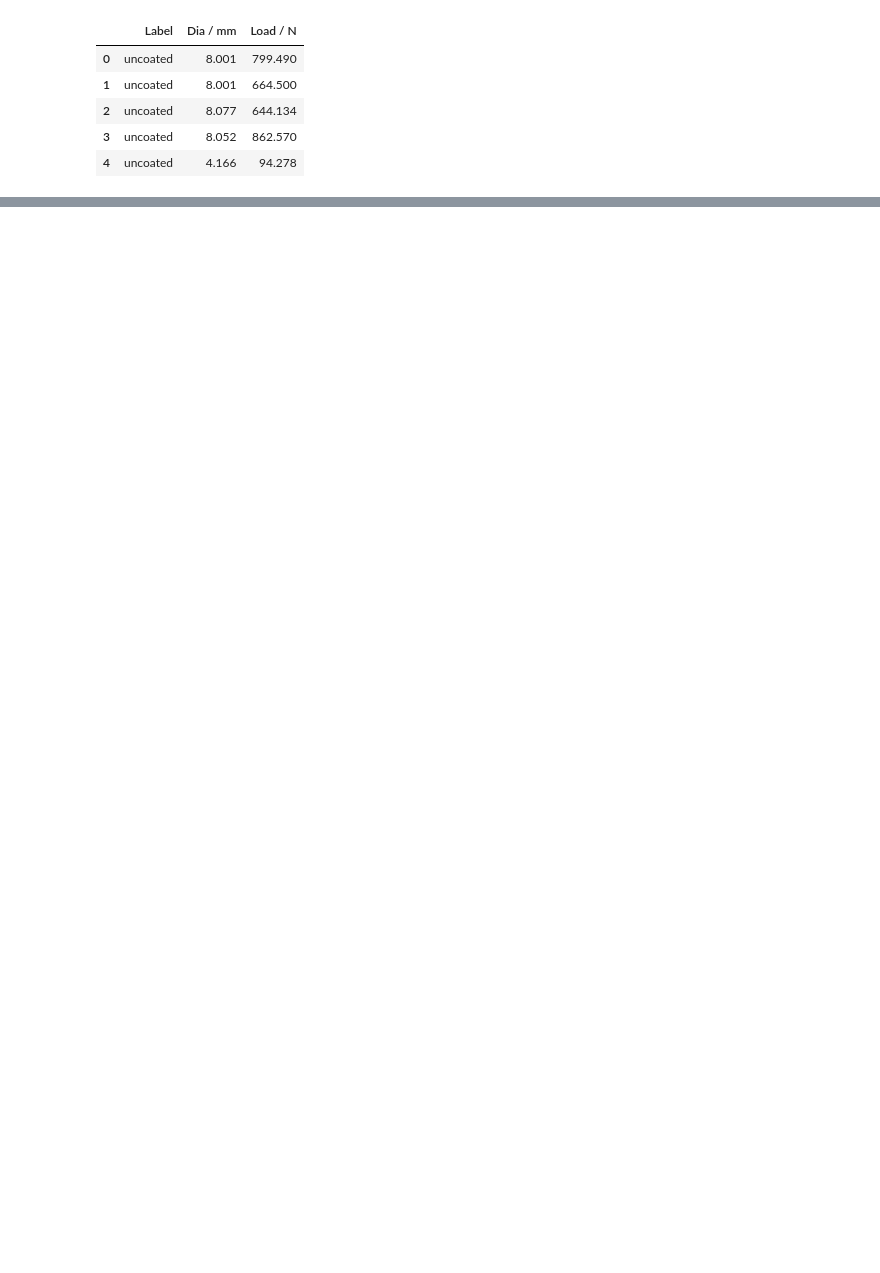
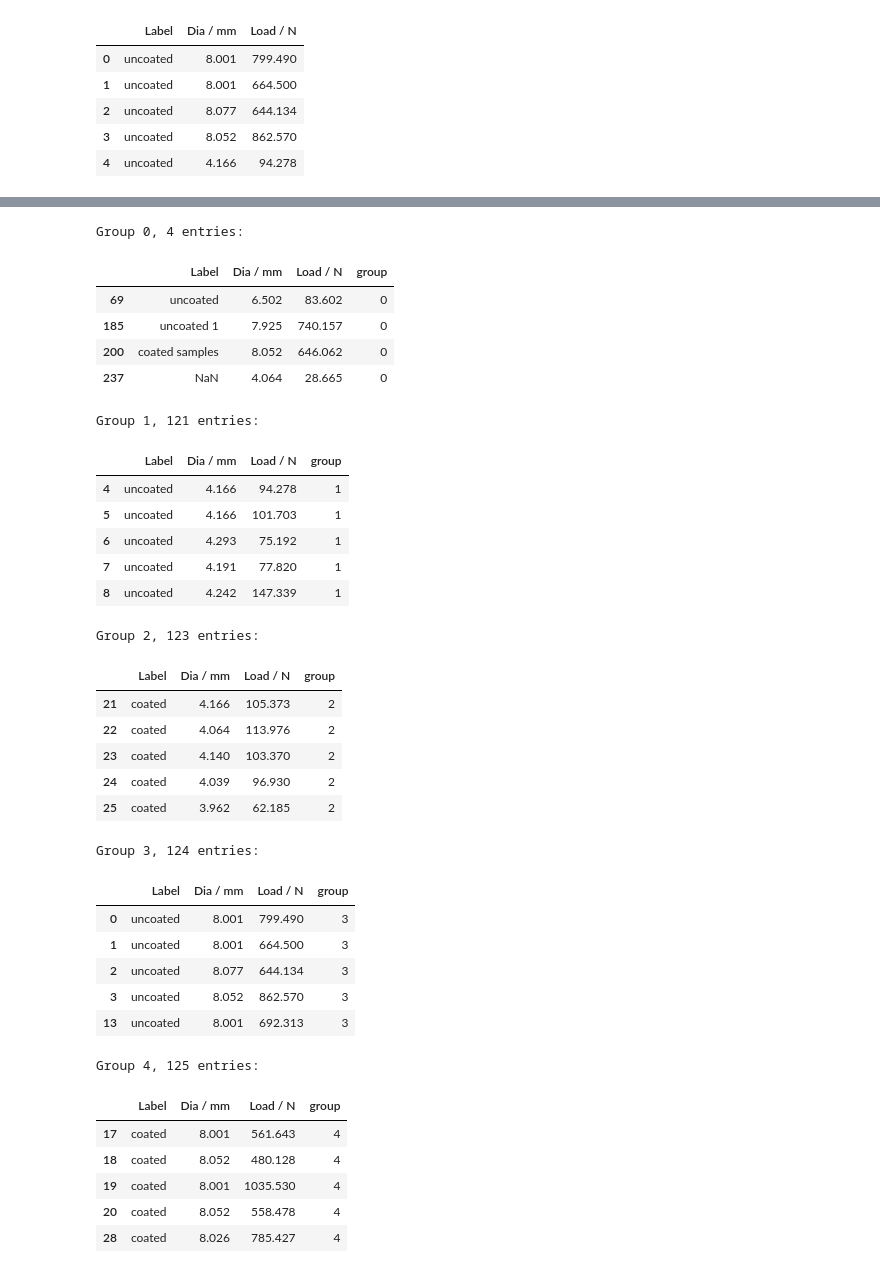
Before and after one commit to mseMSU/Notebooks-pub, a Jupyter notebook: notebooks/MSE/250/Lab_9_Report.ipynb, the cells around one changed output, grey strips where cells are left out. Saved outputs shown, nothing was run; the diff lists cells and outputs as text; code cells hidden in the pictures; blank space fills up the shorter version.

```diff
--- a/notebooks/MSE/250/Lab_9_Report.ipynb
+++ b/notebooks/MSE/250/Lab_9_Report.ipynb
@@ -47,14 +66,48 @@ The code below specifies the condition each sample must meet to be part of the s
 # %%
 conditions = [
     (df['Label'] == 'uncoated') & (df['Dia / mm'] >= 3) & (df['Dia / mm'] <= 5),
     (df['Label'] == 'coated') & (df['Dia / mm'] >= 3) & (df['Dia / mm'] <= 5),
     (df['Label'] == 'uncoated') & (df['Dia / mm'] >= 7) & (df['Dia / mm'] <= 9),
     (df['Label'] == 'coated') & (df['Dia / mm'] >= 7) & (df['Dia / mm'] <= 9)
 ]
 
 df['group'] = np.select(condlist = conditions, choicelist = [1, 2, 3, 4], default=0)
 for i in np.unique(df["group"]):
     group_count = (df["group"] == i).sum()
     print(f"Group {i}, {group_count} entries:")
-    display(df[df['group'] == i].head(3))
-    print("\n")
+    display(df[df['group'] == i].head(5))
+# %% [output]
+Group 0, 4 entries:
+|  | Label | Dia / mm | Load / N | group |
+| 69 | uncoated | 6.502 | 83.602 | 0 |
+| 185 | uncoated 1 | 7.925 | 740.157 | 0 |
+| 200 | coated samples | 8.052 | 646.062 | 0 |
+| 237 | NaN | 4.064 | 28.665 | 0 |
+Group 1, 121 entries:
+|  | Label | Dia / mm | Load / N | group |
+| 4 | uncoated | 4.166 | 94.278 | 1 |
+| 5 | uncoated | 4.166 | 101.703 | 1 |
+| 6 | uncoated | 4.293 | 75.192 | 1 |
+| 7 | uncoated | 4.191 | 77.820 | 1 |
+| 8 | uncoated | 4.242 | 147.339 | 1 |
+Group 2, 123 entries:
+|  | Label | Dia / mm | Load / N | group |
+| 21 | coated | 4.166 | 105.373 | 2 |
+| 22 | coated | 4.064 | 113.976 | 2 |
+| 23 | coated | 4.140 | 103.370 | 2 |
+| 24 | coated | 4.039 | 96.930 | 2 |
+| 25 | coated | 3.962 | 62.185 | 2 |
+Group 3, 124 entries:
+|  | Label | Dia / mm | Load / N | group |
+| 0 | uncoated | 8.001 | 799.490 | 3 |
+| 1 | uncoated | 8.001 | 664.500 | 3 |
+| 2 | uncoated | 8.077 | 644.134 | 3 |
+| 3 | uncoated | 8.052 | 862.570 | 3 |
+| 13 | uncoated | 8.001 | 692.313 | 3 |
+Group 4, 125 entries:
+|  | Label | Dia / mm | Load / N | group |
+| 17 | coated | 8.001 | 561.643 | 4 |
+| 18 | coated | 8.052 | 480.128 | 4 |
+| 19 | coated | 8.001 | 1035.530 | 4 |
+| 20 | coated | 8.052 | 558.478 | 4 |
+| 28 | coated | 8.026 | 785.427 | 4 |
```
Also changed, not shown: parts of 21 cells of this notebook, 1 other file.
